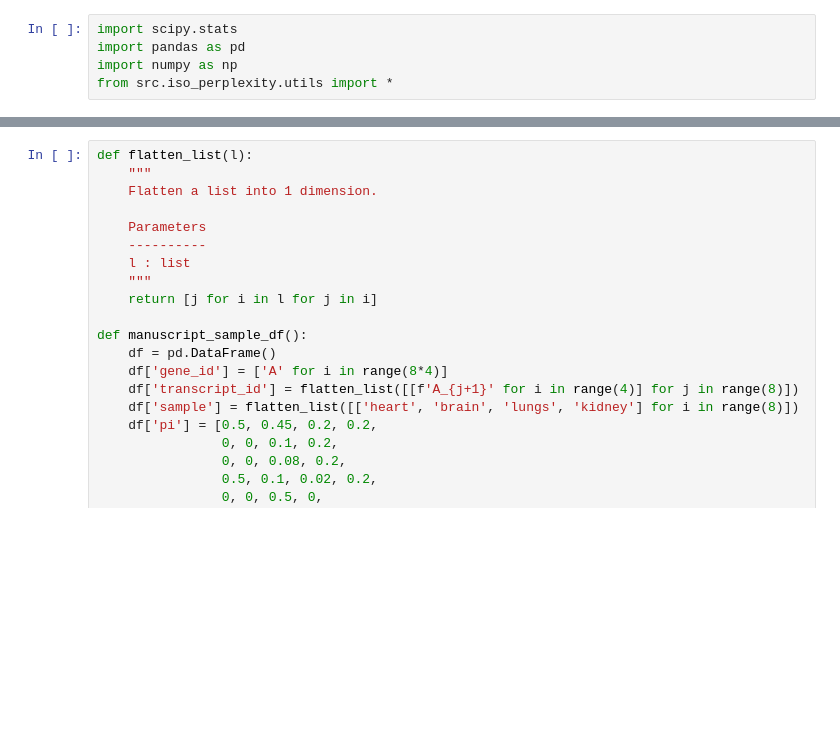
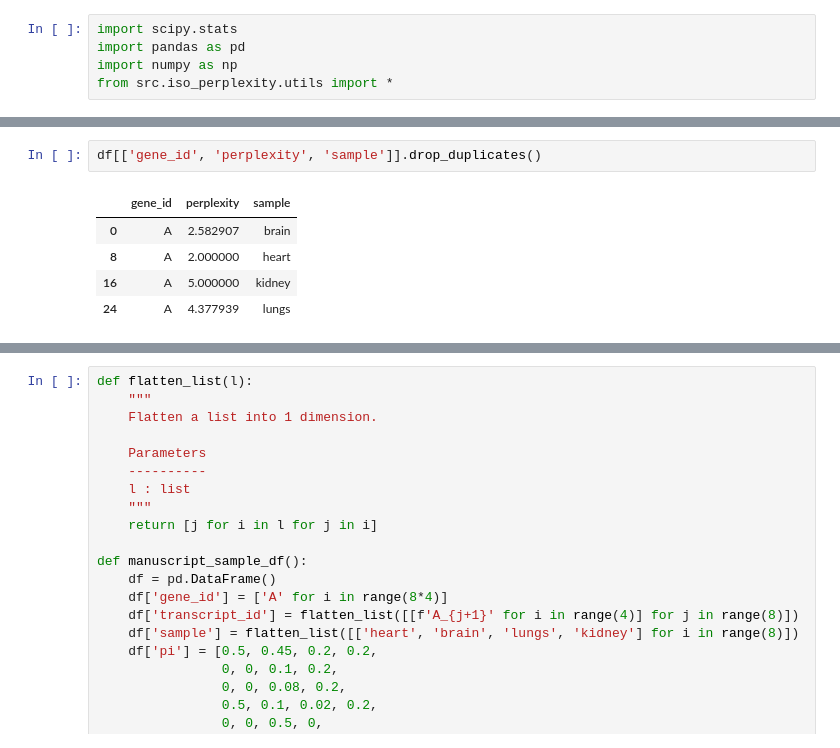
Before and after one commit to fairliereese/isoplex, a Jupyter notebook: dev.ipynb, the cells around one changed output, grey strips where cells are left out. Drawn from its saved outputs; the diff is of its cells as text; blank space fills up the shorter version.

```diff
--- a/dev.ipynb
+++ b/dev.ipynb
@@ -5,0 +38,8 @@ from src.iso_perplexity.utils import *
+# %%
+df[['gene_id', 'perplexity', 'sample']].drop_duplicates()
+# %% [output]
+|  | gene_id | perplexity | sample |
+| 0 | A | 2.582907 | brain |
+| 8 | A | 2.000000 | heart |
+| 16 | A | 5.000000 | kidney |
+| 24 | A | 4.377939 | lungs |
```
Also changed, not shown: parts of 5 cells of this notebook, 4 other files.
